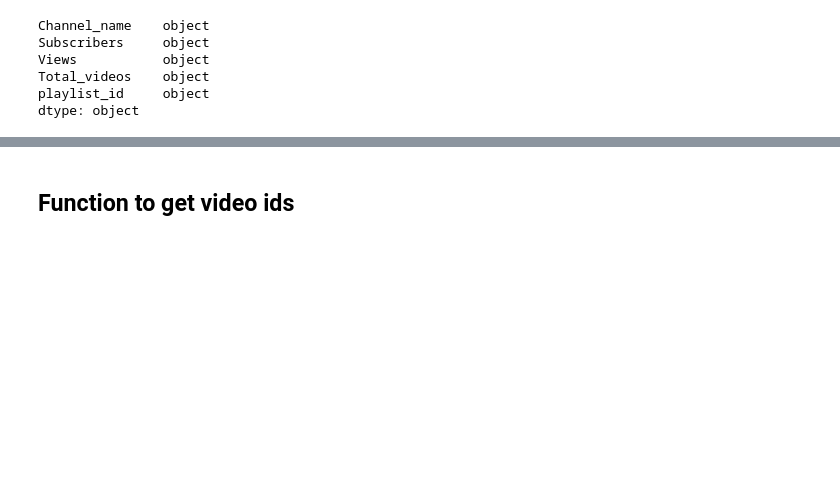
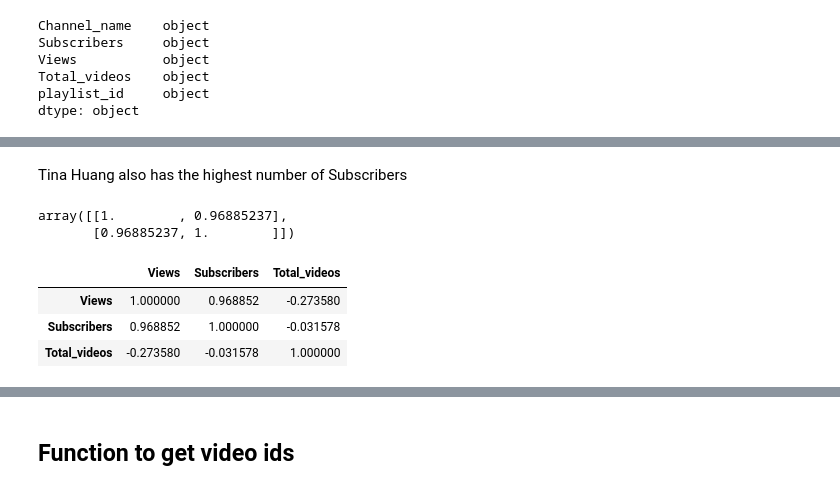
Before and after one commit to zacaugustzac/TrendingTopicForContentCreatorProject, a Jupyter notebook: ContentCreatorAnalysis.ipynb, the cells around one changed output, grey strips where cells are left out. Cells and saved outputs as stored; diff of their text form; code cells hidden in the pictures; blank space fills up the shorter version.

```diff
--- a/ContentCreatorAnalysis.ipynb
+++ b/ContentCreatorAnalysis.ipynb
@@ -113,3 +121,21 @@ ax = sns.barplot(x='Channel_name',y='Views',data=channel_data)
+# %% [markdown]
+Tina Huang also has the highest number of Subscribers
+# %%
+# Find correlation between Views and Subscribers
+var_Views = channel_data['Views']
+var_Subscribers = channel_data['Subscribers']
+np.corrcoef(var_Views, var_Subscribers)
+# %% [output]
+array([[1.        , 0.96885237],
+       [0.96885237, 1.        ]])
+# %%
+corr_channel_data = channel_data[['Views','Subscribers','Total_videos']]
+corr_channel_data.corr()
+# %% [output]
+|  | Views | Subscribers | Total_videos |
+| Views | 1.000000 | 0.968852 | -0.273580 |
+| Subscribers | 0.968852 | 1.000000 | -0.031578 |
+| Total_videos | -0.273580 | -0.031578 | 1.000000 |
 # %%
 ax = sns.barplot(x='Channel_name',y='Total_videos',data=channel_data)
 # %% [output]
```
Also changed, not shown: parts of 17 cells of this notebook, 4 other files.
